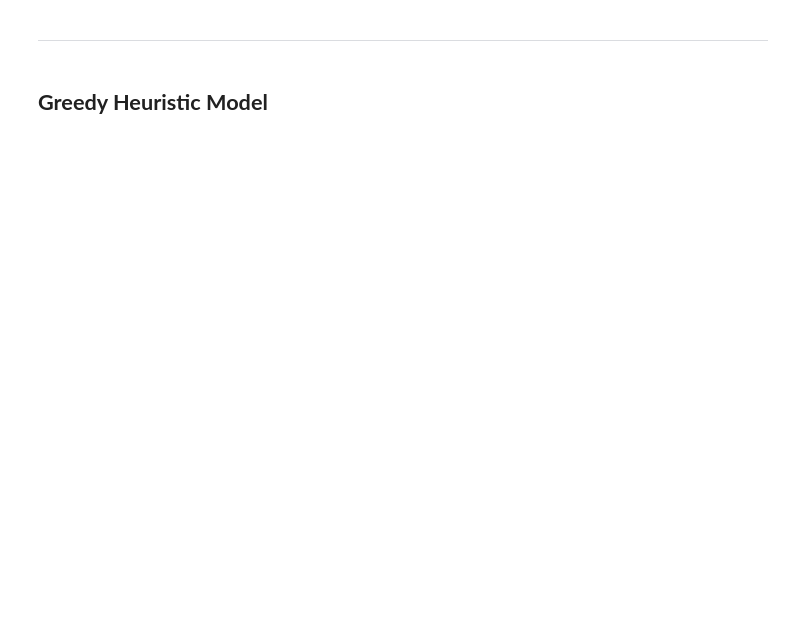
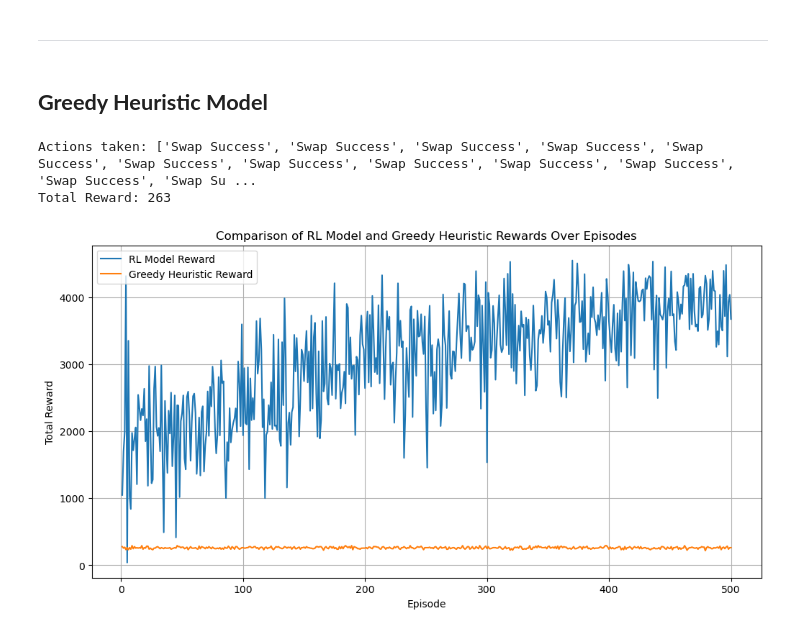
Before and after one commit to JessSanChen/nurse_scheduling, a Jupyter notebook: main.ipynb, the cells around one changed output. Saved outputs shown, nothing was run; the diff lists cells and outputs as text; code cells hidden in the pictures; blank space fills up the shorter version.

```diff
--- a/main.ipynb
+++ b/main.ipynb
@@ -383,0 +507,52 @@ class GreedySchedEnv(SchedulingEnv):
+# %%
+# Create an instance of the GreedySchedEnv
+greedy_env = GreedySchedEnv(data_path, solution_path)
+
+# Simulate the scheduling process
+state, _ = greedy_env.reset()
+while not greedy_env.terminated:
+    state, reward, terminated, _, _ = greedy_env.step()
+
+# Print the actions taken and the final reward
+print("Actions taken:", greedy_env.actions)
+print("Total Reward:", greedy_env.reward)
+# %% [output]
+Actions taken: ['Swap Success', 'Swap Success', 'Swap Success', 'Swap Success', 'Swap Success', 'Swap Success', 'Swap Success', 'Swap Success', 'Swap Success', 'Swap Success', 'Swap Success', 'Swap Su ...
+Total Reward: 263
+# %%
+NUM_EPISODES = 500
+
+# Create an instance of the GreedySchedEnv
+greedy_env = GreedySchedEnv(data_path, solution_path)
+
+# List to store total rewards per episode
+greedy_rewards = []
+
+# Simulate the greedy heuristic model over NUM_EPISODES
+for episode in range(NUM_EPISODES):
+    state, _ = greedy_env.reset()
+    while not greedy_env.terminated:
+        state, reward, terminated, _, _ = greedy_env.step()
+    greedy_rewards.append(greedy_env.reward)
+
+# Load the RL model's rewards
+rl_rewards = np.load("training_rewards.npy")
+
+# Ensure both rewards arrays are the same length for plotting
+min_length = min(len(rl_rewards), len(greedy_rewards))
+rl_rewards = rl_rewards[:min_length]
+greedy_rewards = greedy_rewards[:min_length]
+episodes = np.arange(1, min_length + 1)
+
+# Plot the rewards
+plt.figure(figsize=(12, 6))
+plt.plot(episodes, rl_rewards, label="RL Model Reward")
+plt.plot(episodes, greedy_rewards, label="Greedy Heuristic Reward")
+plt.xlabel("Episode")
+plt.ylabel("Total Reward")
+plt.title("Comparison of RL Model and Greedy Heuristic Rewards Over Episodes")
+plt.legend()
+plt.grid(True)
+plt.show()
+# %% [output]
+[figure, added]
```
Also changed, not shown: parts of 3 cells of this notebook, 2 other files.
